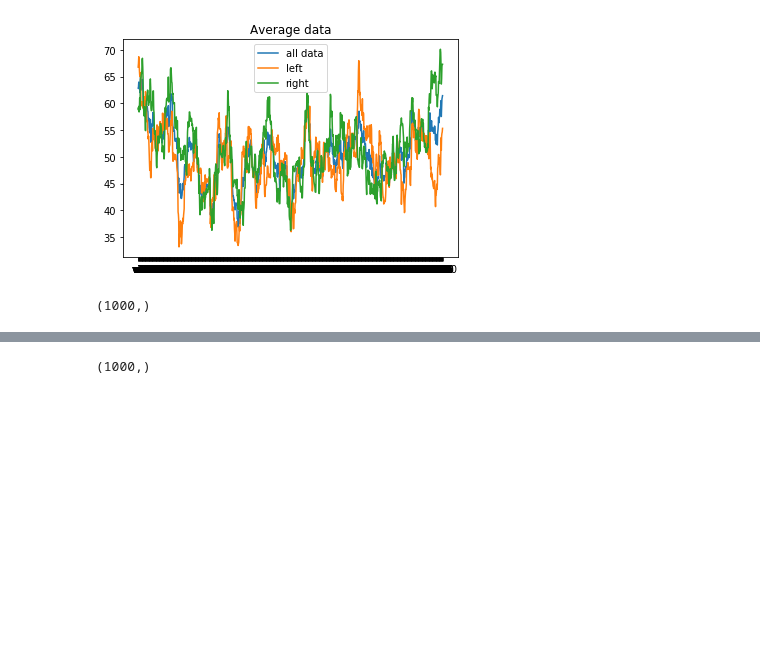
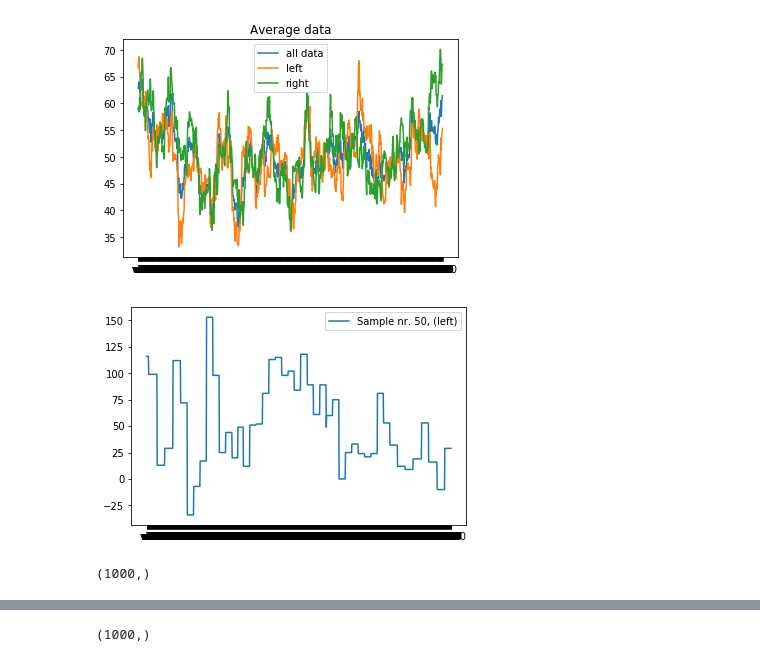
Before and after one commit to sytzewest/EEG-RobotArm-ProjectInnovate, a Jupyter notebook: Processing/EEG.ipynb, the cells around one changed output, grey strips where cells are left out. Cells and saved outputs as stored; diff of their text form; code cells hidden in the pictures; blank space fills up the shorter version.

```diff
--- a/Processing/EEG.ipynb
+++ b/Processing/EEG.ipynb
@@ -33,6 +33,11 @@ import numpy as np
 # %%
 x = np.array([])
 input = rdf.iloc[50]
+v = "Sample nr. 50, (%s)" % (df.iloc[50].label)
+plt.plot(input, label=v)
+plt.legend()
+plt.show()
 print (input.shape)
 # %% [output]
+[figure, added]
 (1000,)
```
Also changed, not shown: parts of 3 cells of this notebook.
